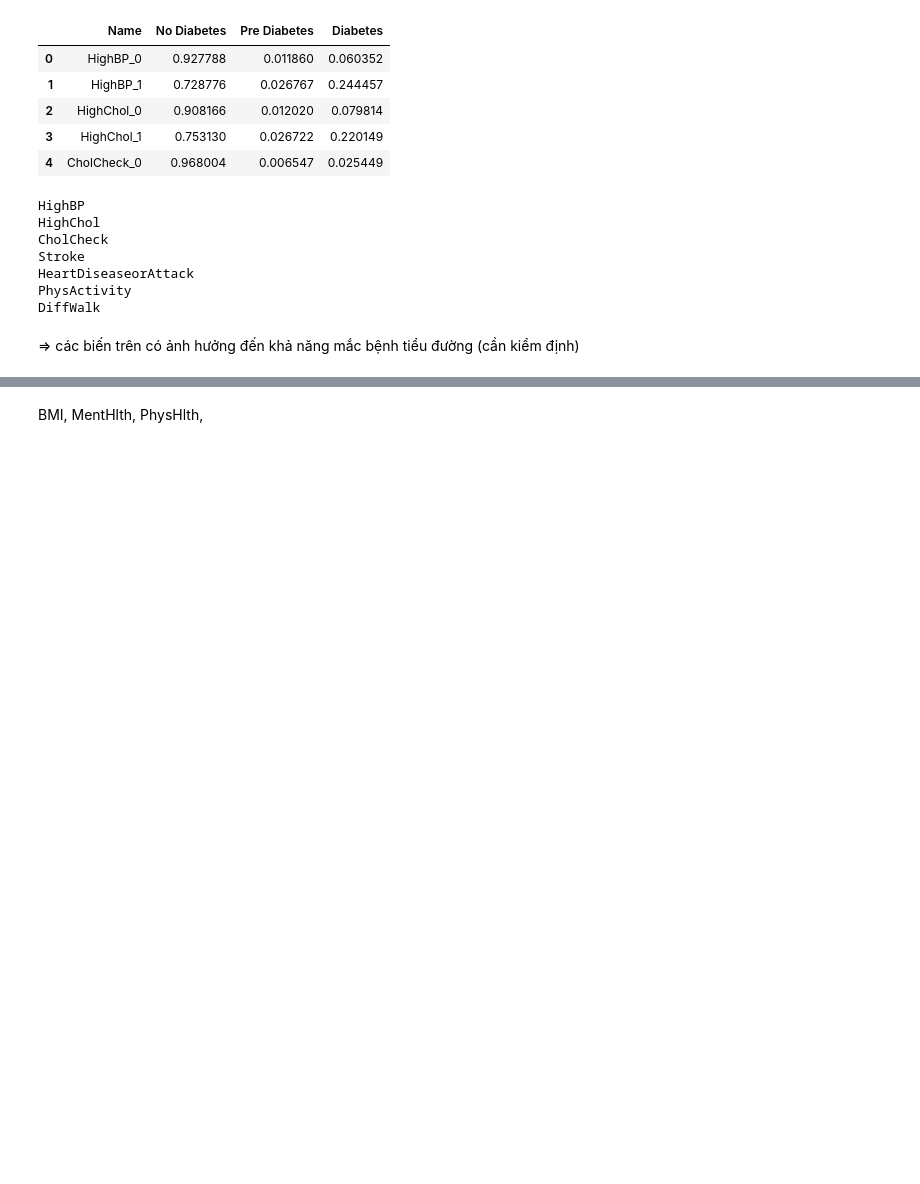
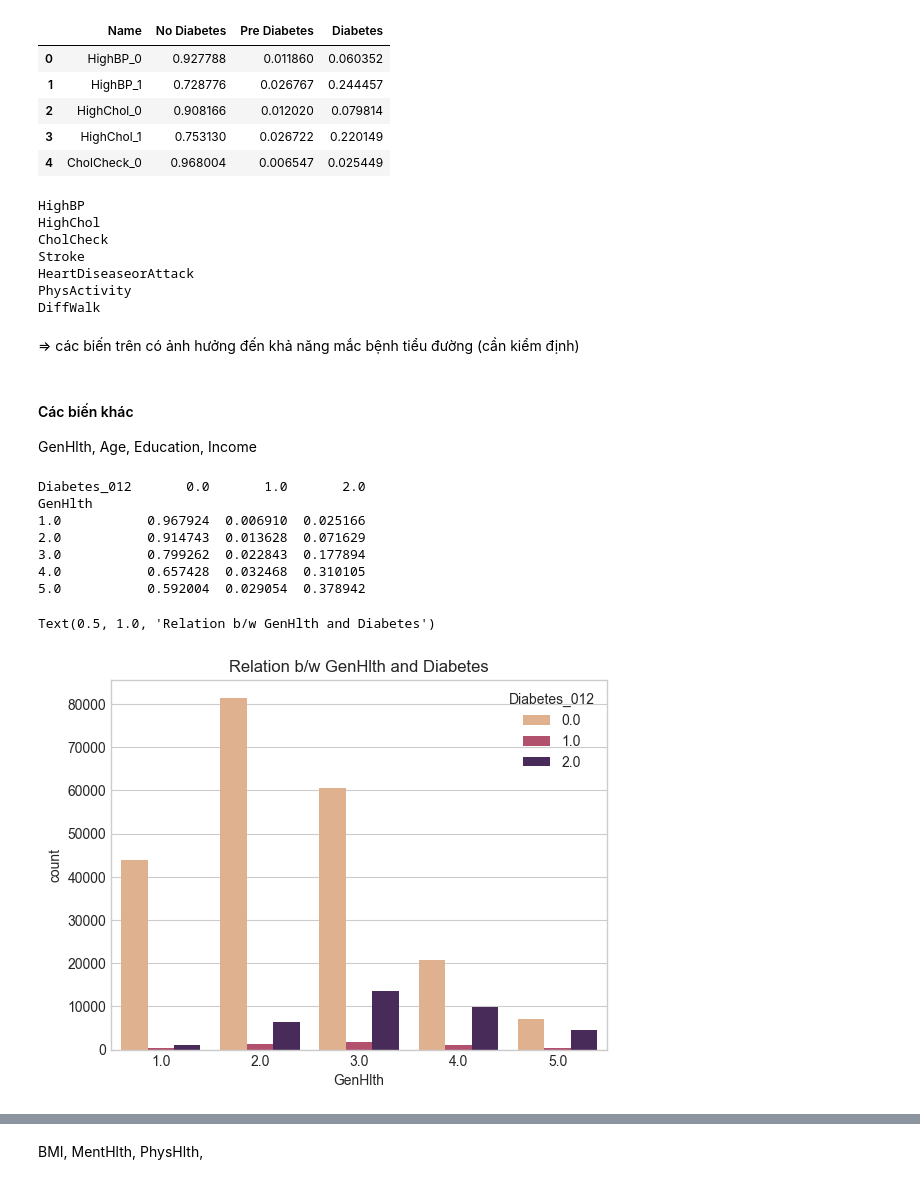
Before and after one commit to NgokNgo/Diabetes-Prediction, a Jupyter notebook: python_code/EDA.ipynb, the cells around one changed output, grey strips where cells are left out. Cells and saved outputs as stored; diff of their text form; code cells hidden in the pictures; blank space fills up the shorter version.

```diff
--- a/EDA_python.ipynb
+++ b/python_code/EDA.ipynb
@@ -303,3 +318,21 @@ PhysActivity
 DiffWalk
 # %% [markdown]
 => các biến trên có ảnh hưởng đến khả năng mắc bệnh tiểu đường (cần kiểm định)
+# %% [markdown]
+#### Các biến khác
+ GenHlth, Age, Education, Income
+# %%
+# GenHlth
+print(df.groupby('GenHlth')['Diabetes_012'].value_counts(normalize=True).unstack().fillna(0))
+sns.countplot(x = df["GenHlth"] ,data = df ,  hue = "Diabetes_012", palette='flare')
+plt.title("Relation b/w GenHlth and Diabetes")
+# %% [output]
+Diabetes_012       0.0       1.0       2.0
+GenHlth
+1.0           0.967924  0.006910  0.025166
+2.0           0.914743  0.013628  0.071629
+3.0           0.799262  0.022843  0.177894
+4.0           0.657428  0.032468  0.310105
+5.0           0.592004  0.029054  0.378942
+Text(0.5, 1.0, 'Relation b/w GenHlth and Diabetes')
+[figure, added]
```
Also changed, not shown: parts of 21 cells of this notebook, 3 other files.
